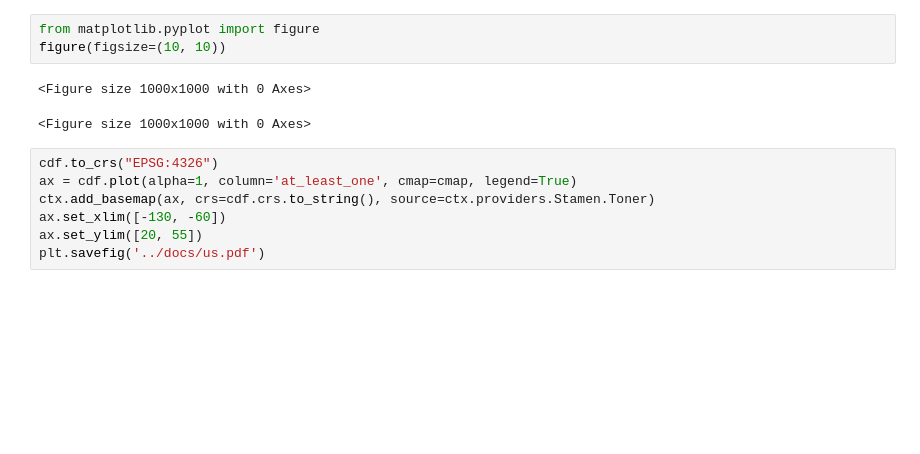
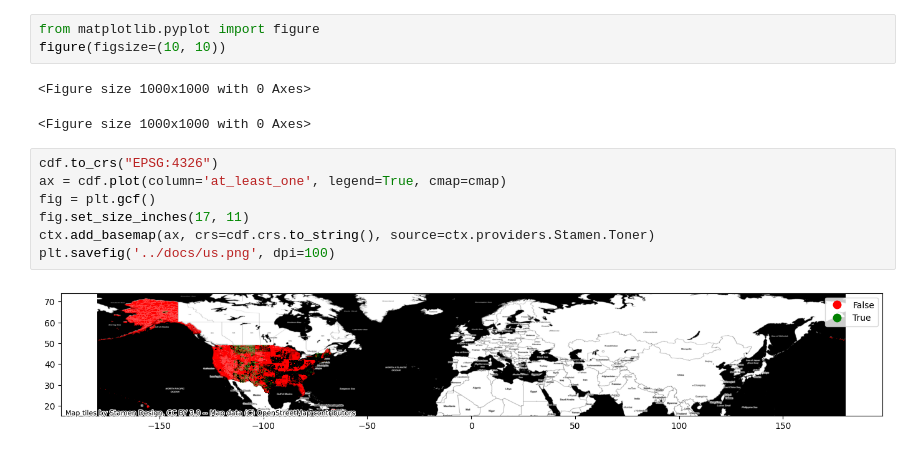
Before and after one commit to uva-bi-sdad/national_address_database, a Jupyter notebook: code/2023-06-22 visualize US.ipynb, the cells around one changed output. Cells and saved outputs as stored; diff of their text form; blank space fills up the shorter version.

Commit message:
saving county plot

```diff
--- a/code/2023-06-22 visualize US.ipynb
+++ b/code/2023-06-22 visualize US.ipynb
@@ -171,8 +157,10 @@ figure(figsize=(10, 10))
 <Figure size 1000x1000 with 0 Axes>
 # %%
 cdf.to_crs("EPSG:4326")
-ax = cdf.plot(alpha=1, column='at_least_one', cmap=cmap, legend=True)
+ax = cdf.plot(column='at_least_one', legend=True, cmap=cmap)
+fig = plt.gcf()
+fig.set_size_inches(17, 11)
 ctx.add_basemap(ax, crs=cdf.crs.to_string(), source=ctx.providers.Stamen.Toner)
-ax.set_xlim([-130, -60])
-ax.set_ylim([20, 55])
-plt.savefig('../docs/us.pdf')
+plt.savefig('../docs/us.png', dpi=100)
+# %% [output]
+[figure, added]
```
Also changed, not shown: parts of 1 cell of this notebook, 2 other files.
